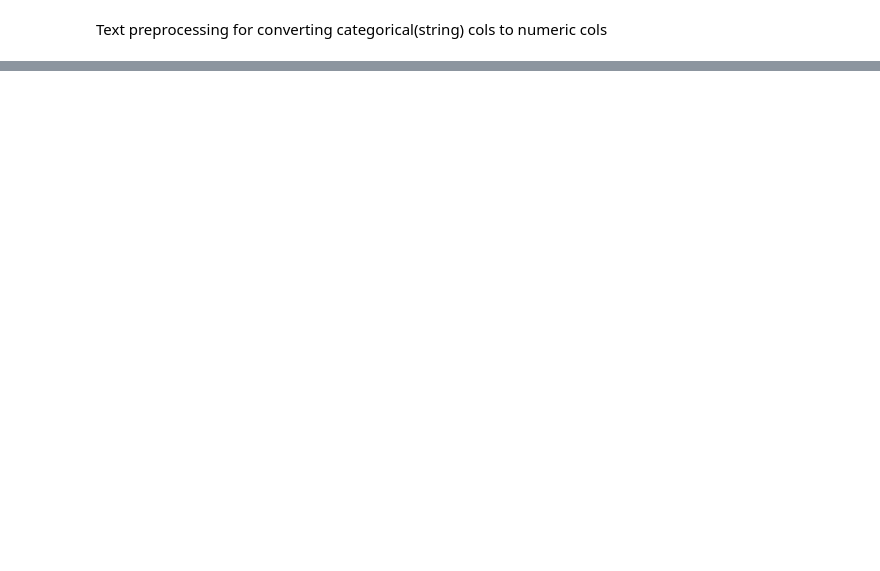
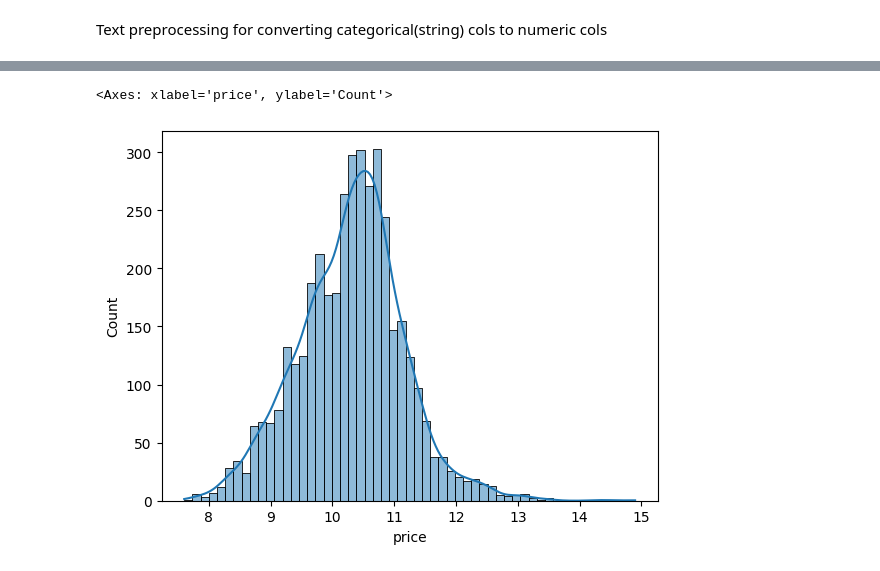
Before and after one commit to codebynishhhi/DS_ML_Projects, a Jupyter notebook: car-price-prediction/notebook/car_prediction.ipynb, the cells around one changed output, grey strips where cells are left out. Cells and saved outputs as stored; diff of their text form; code cells hidden in the pictures; blank space fills up the shorter version.

```diff
--- a/car-price-prediction/notebook/car_prediction.ipynb
+++ b/car-price-prediction/notebook/car_prediction.ipynb
@@ -251,0 +279,5 @@ df['accident_flag'] = df['accident'].apply(lambda x:0 if x == "None reported" el
+# %%
+# handling the missing value in engine_num column
+# fill the missing values with median value of the column engine_num
+df['engine_num'] = df['engine_num'].fillna(df['engine_num'].median())
+print("Number of missing values --->", df['engine_num'].isnull().sum())
@@ -251,0 +333,6 @@ df['accident_flag'] = df['accident'].apply(lambda x:0 if x == "None reported" el
+# %%
+# apply log transformation to price column, to see the actual distribution
+sns.histplot(np.log1p(df['price']), kde=True)
+# %% [output]
+<Axes: xlabel='price', ylabel='Count'>
+[figure, added]
```
Also changed, not shown: parts of 41 cells of this notebook.
